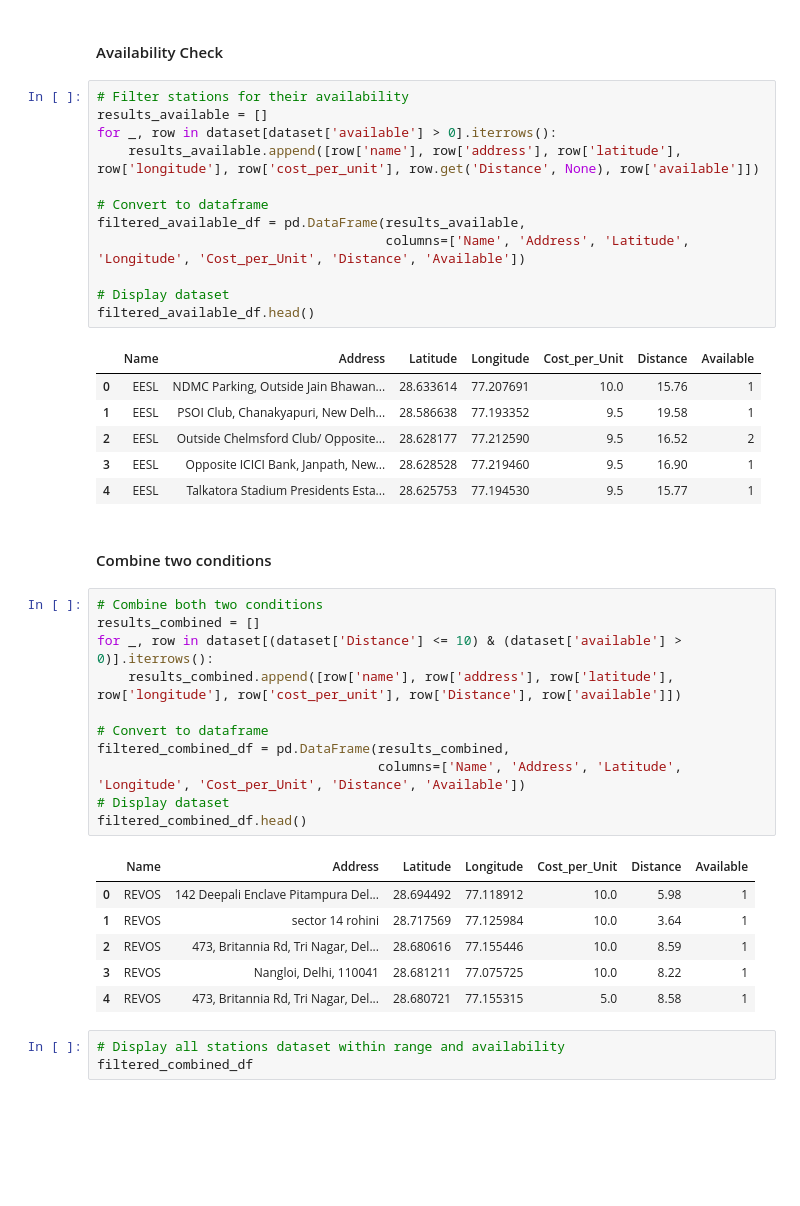
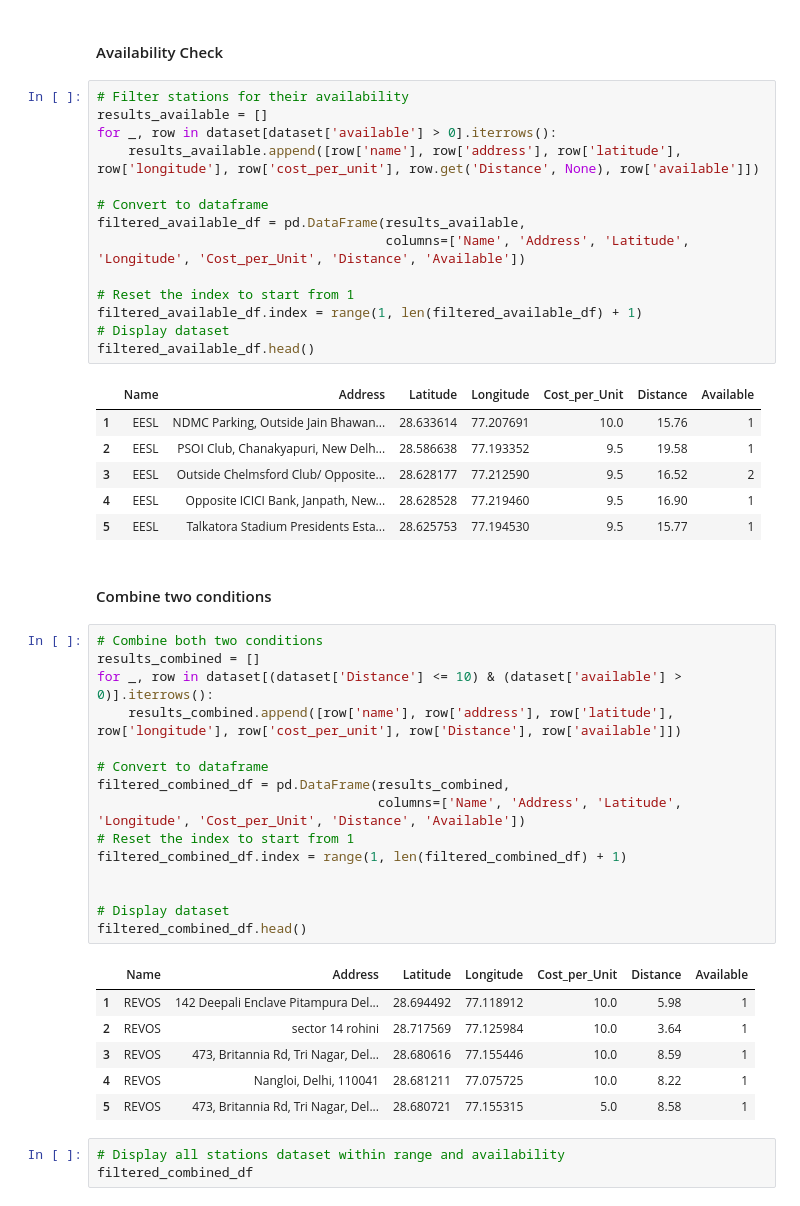
Before and after one commit to danielllll75/rule-based-optimization, a Jupyter notebook: Rule-Based Station Optimization.ipynb, the cells around one changed output. Saved outputs shown, nothing was run; the diff lists cells and outputs as text; blank space fills up the shorter version.

```diff
--- a/Rule-Based Station Optimization.ipynb
+++ b/Rule-Based Station Optimization.ipynb
@@ -134,22 +128,24 @@ filtered_distance_df.head()
 # %%
 # Filter stations for their availability
 results_available = []
 for _, row in dataset[dataset['available'] > 0].iterrows():
     results_available.append([row['name'], row['address'], row['latitude'], row['longitude'], row['cost_per_unit'], row.get('Distance', None), row['available']])
 
 # Convert to dataframe
 filtered_available_df = pd.DataFrame(results_available,
                                      columns=['Name', 'Address', 'Latitude', 'Longitude', 'Cost_per_Unit', 'Distance', 'Available'])
 
+# Reset the index to start from 1
+filtered_available_df.index = range(1, len(filtered_available_df) + 1)
 # Display dataset
 filtered_available_df.head()
 # %% [output]
 |  | Name | Address | Latitude | Longitude | Cost_per_Unit | Distance | Available |
-| 0 | EESL | NDMC Parking, Outside Jain Bhawan... | 28.633614 | 77.207691 | 10.0 | 15.76 | 1 |
-| 1 | EESL | PSOI Club, Chanakyapuri, New Delh... | 28.586638 | 77.193352 | 9.5 | 19.58 | 1 |
-| 2 | EESL | Outside Chelmsford Club/ Opposite... | 28.628177 | 77.212590 | 9.5 | 16.52 | 2 |
-| 3 | EESL | Opposite ICICI Bank, Janpath, New... | 28.628528 | 77.219460 | 9.5 | 16.90 | 1 |
-| 4 | EESL | Talkatora Stadium Presidents Esta... | 28.625753 | 77.194530 | 9.5 | 15.77 | 1 |
+| 1 | EESL | NDMC Parking, Outside Jain Bhawan... | 28.633614 | 77.207691 | 10.0 | 15.76 | 1 |
+| 2 | EESL | PSOI Club, Chanakyapuri, New Delh... | 28.586638 | 77.193352 | 9.5 | 19.58 | 1 |
+| 3 | EESL | Outside Chelmsford Club/ Opposite... | 28.628177 | 77.212590 | 9.5 | 16.52 | 2 |
+| 4 | EESL | Opposite ICICI Bank, Janpath, New... | 28.628528 | 77.219460 | 9.5 | 16.90 | 1 |
+| 5 | EESL | Talkatora Stadium Presidents Esta... | 28.625753 | 77.194530 | 9.5 | 15.77 | 1 |
 # %% [markdown]
 #### Combine two conditions
 # %%
@@ -161,15 +157,19 @@ for _, row in dataset[(dataset['Distance'] <= 10) & (dataset['available'] > 0)].
 # Convert to dataframe
 filtered_combined_df = pd.DataFrame(results_combined,
                                     columns=['Name', 'Address', 'Latitude', 'Longitude', 'Cost_per_Unit', 'Distance', 'Available'])
+# Reset the index to start from 1
+filtered_combined_df.index = range(1, len(filtered_combined_df) + 1)
+
+
 # Display dataset
 filtered_combined_df.head()
 # %% [output]
 |  | Name | Address | Latitude | Longitude | Cost_per_Unit | Distance | Available |
-| 0 | REVOS | 142 Deepali Enclave Pitampura Del... | 28.694492 | 77.118912 | 10.0 | 5.98 | 1 |
-| 1 | REVOS | sector 14 rohini | 28.717569 | 77.125984 | 10.0 | 3.64 | 1 |
-| 2 | REVOS | 473, Britannia Rd, Tri Nagar, Del... | 28.680616 | 77.155446 | 10.0 | 8.59 | 1 |
-| 3 | REVOS | Nangloi, Delhi, 110041 | 28.681211 | 77.075725 | 10.0 | 8.22 | 1 |
-| 4 | REVOS | 473, Britannia Rd, Tri Nagar, Del... | 28.680721 | 77.155315 | 5.0 | 8.58 | 1 |
+| 1 | REVOS | 142 Deepali Enclave Pitampura Del... | 28.694492 | 77.118912 | 10.0 | 5.98 | 1 |
+| 2 | REVOS | sector 14 rohini | 28.717569 | 77.125984 | 10.0 | 3.64 | 1 |
+| 3 | REVOS | 473, Britannia Rd, Tri Nagar, Del... | 28.680616 | 77.155446 | 10.0 | 8.59 | 1 |
+| 4 | REVOS | Nangloi, Delhi, 110041 | 28.681211 | 77.075725 | 10.0 | 8.22 | 1 |
+| 5 | REVOS | 473, Britannia Rd, Tri Nagar, Del... | 28.680721 | 77.155315 | 5.0 | 8.58 | 1 |
 # %%
 # Display all stations dataset within range and availability
 filtered_combined_df
```
Also changed, not shown: parts of 6 cells of this notebook.
